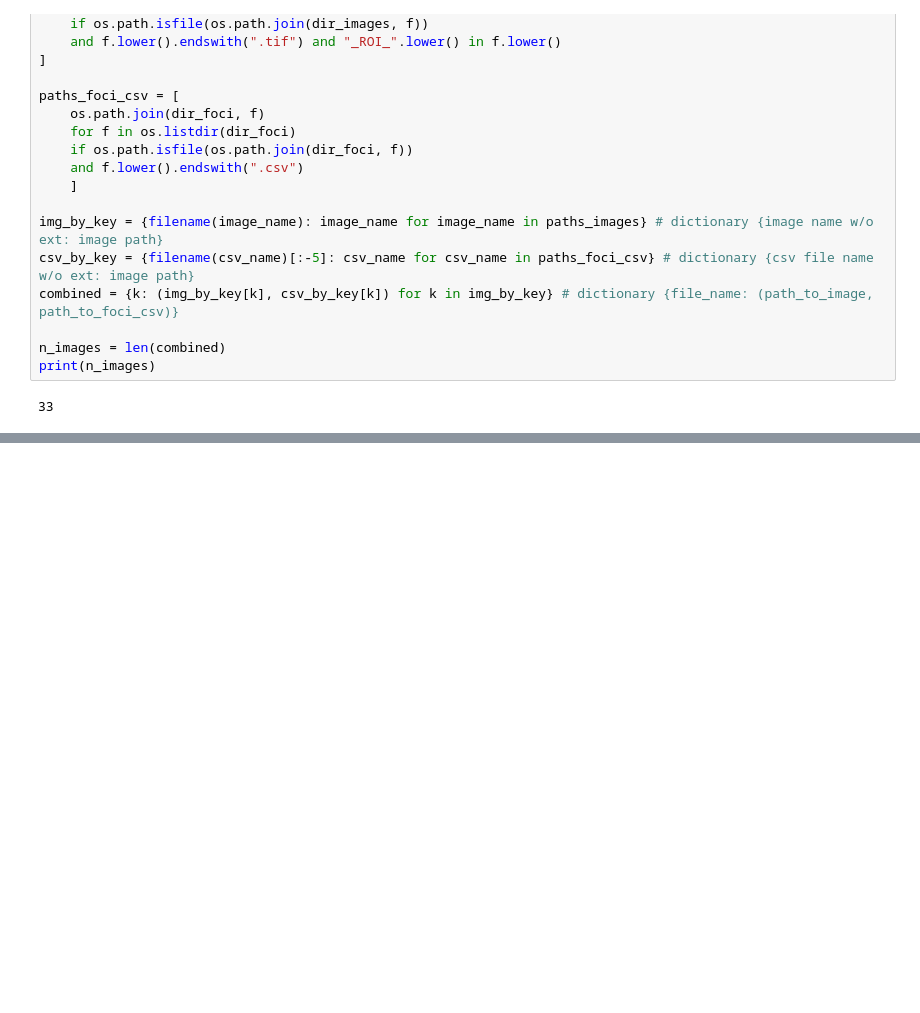
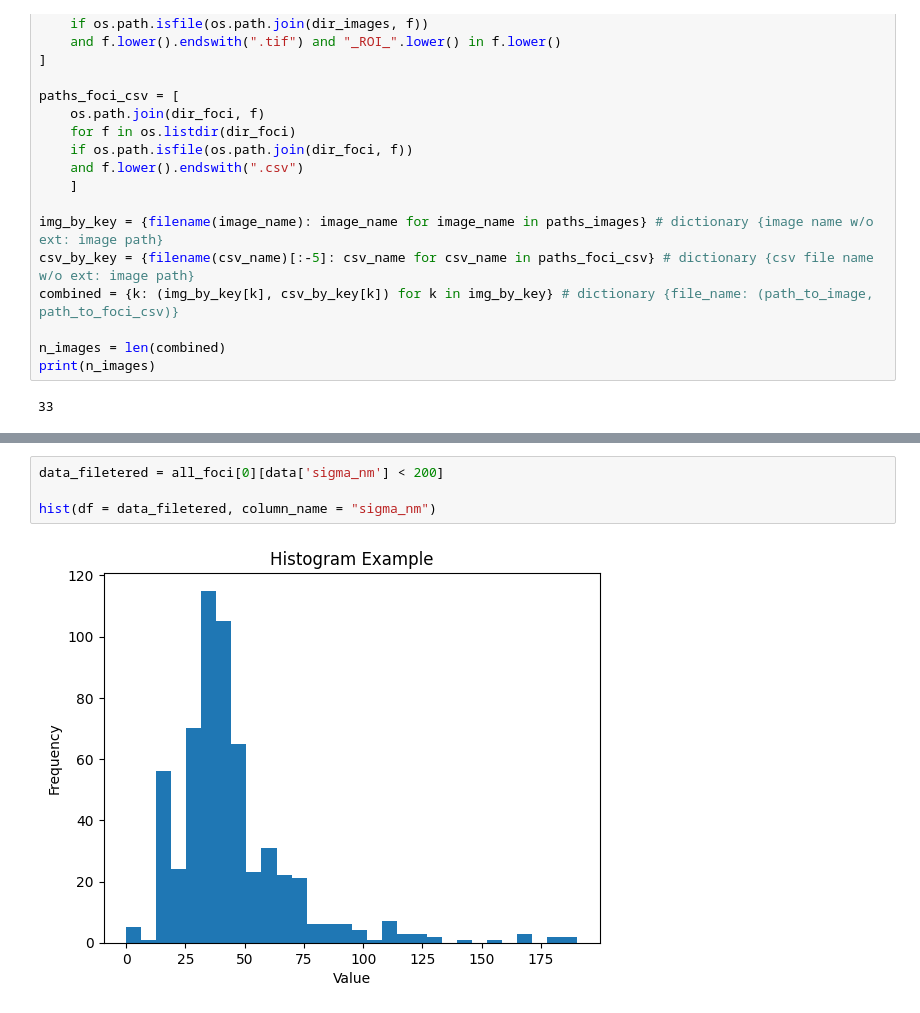
Before and after one commit to Lopatushka/LLPS, a Jupyter notebook: Foci/draft.ipynb, the cells around one changed output, grey strips where cells are left out. Drawn from its saved outputs; the diff is of its cells as text; blank space fills up the shorter version.

```diff
--- a/Foci/draft.ipynb
+++ b/Foci/draft.ipynb
@@ -209,0 +230,6 @@ output_path = "/mnt/c/users/elopatukhin/Desktop/Miscroscopy/160226_U2OS_fixed/MP
+# %%
+data_filetered = all_foci[0][data['sigma_nm'] < 200]
+
+hist(df = data_filetered, column_name = "sigma_nm")
+# %% [output]
+[figure, added]
```
Also changed, not shown: parts of 5 cells of this notebook.
